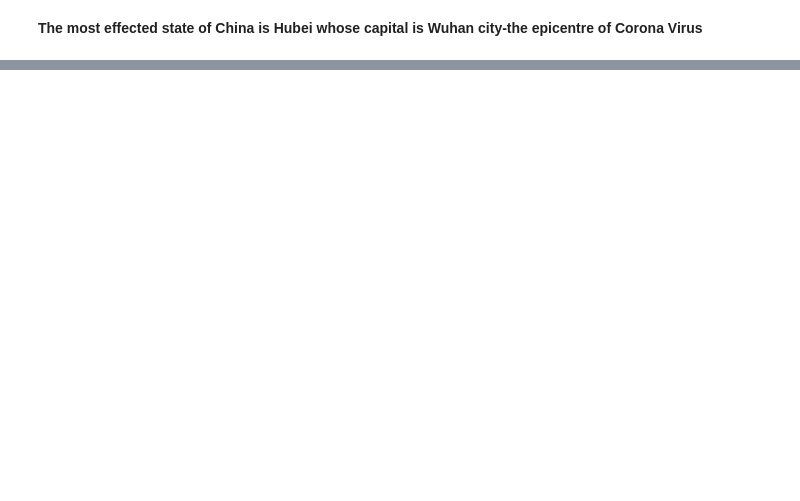
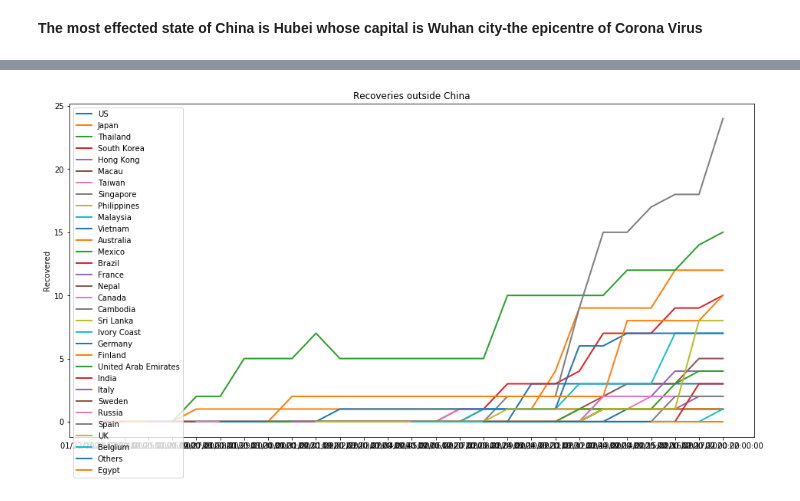
Before and after one commit to smaranjitghose/PyCorona, a Jupyter notebook: PyCorona.ipynb, the cells around one changed output, grey strips where cells are left out. Cells and saved outputs as stored; diff of their text form; code cells hidden in the pictures; blank space fills up the shorter version.

```diff
--- a/PyCorona.ipynb
+++ b/PyCorona.ipynb
@@ -211,0 +217,14 @@ fig.show()
+# %%
+
+plt.figure(figsize=(16,8))
+for country in ocountries:
+    y=country_data.loc[country_data['Country']==country,'Recovered']
+    x=country_data.loc[country_data['Country']==country,'Date']
+    plt.plot(x,y,lw=2)
+
+plt.legend(ocountries)
+plt.ylabel('Recovered')
+plt.title('Recoveries outside China')
+plt.show()
+# %% [output]
+[figure, added]
```
Also changed, not shown: parts of 26 cells of this notebook.
